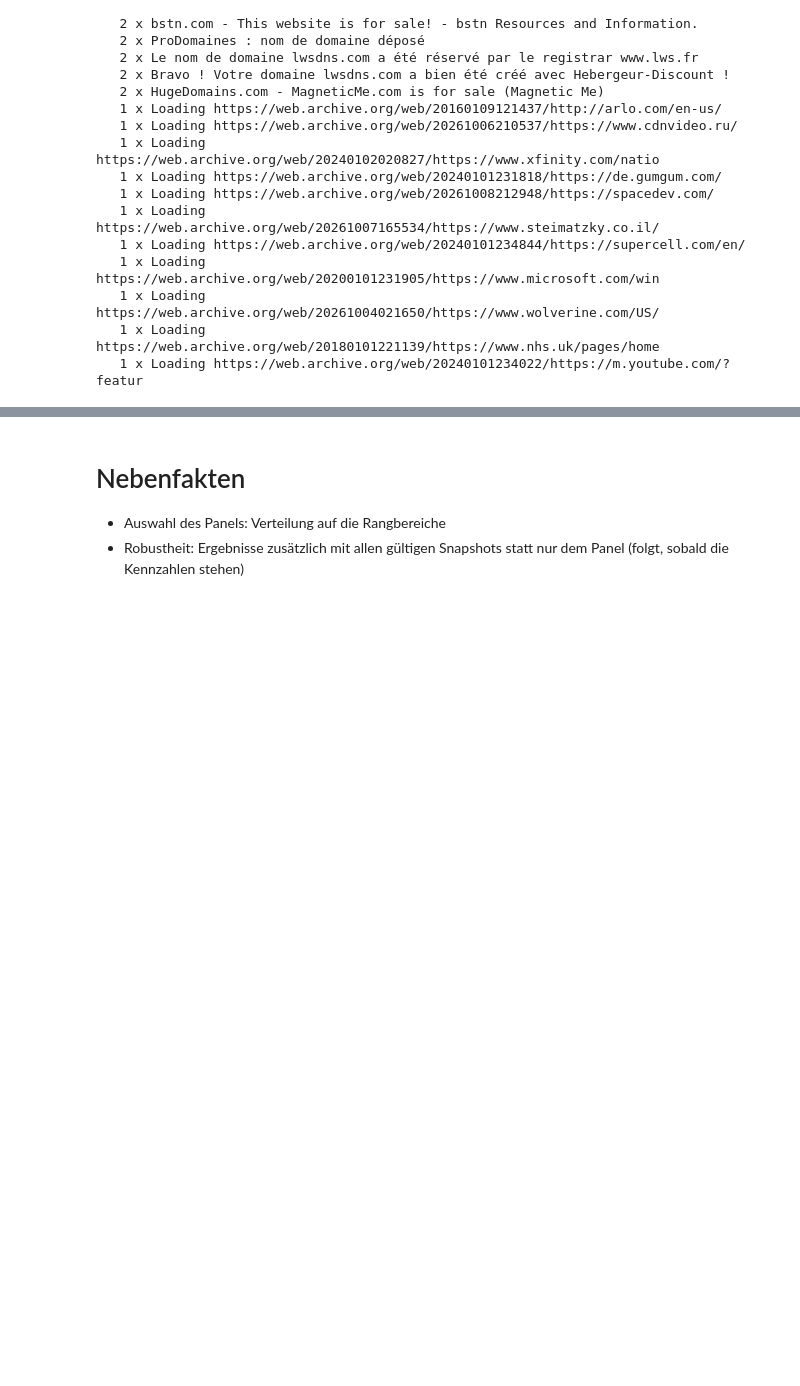
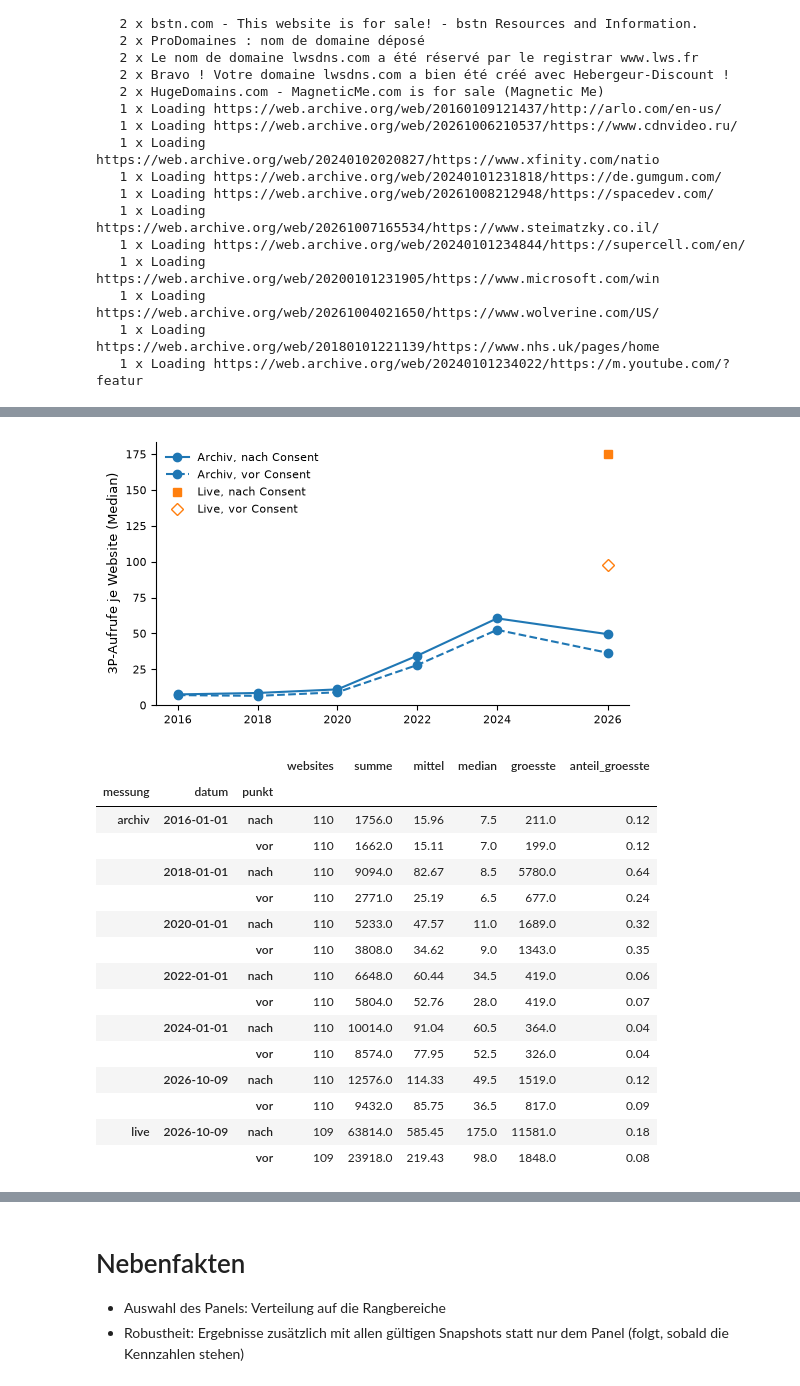
Before and after one commit to bene225/Fingerprinting-Crawler, a Jupyter notebook: analysis/ff1.ipynb, the cells around one changed output, grey strips where cells are left out. Drawn from its saved outputs; the diff is of its cells as text; code cells hidden in the pictures; blank space fills up the shorter version.

```diff
--- a/analysis/ff1.ipynb
+++ b/analysis/ff1.ipynb
@@ -190,0 +387,47 @@ Gründe (eine Website kann mehrere haben): {'Weiterleitung fremde Domain': 36, '
+# %%
+# Zeitlinie: 3P-Aufrufe je Website über die Stichtage. Panel, nur Methoden, die zählen (ohne Storage und devicePixelRatio)
+# Linie = Median je Website. Die Summe steht in der Tabelle, kann aber von einer einzelnen Website dominiert werden (anteil_groesste)
+auswahl = calls[calls["website"].isin(panel_menge) & (calls["partei"] == "3P") & calls["zaehlt"]]
+summen = auswahl.groupby(["messung", "stichtag", "punkt", "website"], as_index=False)["anzahl"].sum()
+# Jede gemessene Panel-Website zählt, auch ohne Aufruf (dann 0)
+basis = snap.loc[(snap["art"] == "gemessen") & snap["im_panel"], ["messung", "stichtag", "datum", "website"]]
+basis = basis.merge(pd.DataFrame({"punkt": ["vor", "nach"]}), how="cross")
+je_website = basis.merge(summen, on=["messung", "stichtag", "punkt", "website"], how="left").fillna({"anzahl": 0})
+
+zeitlinie = je_website.groupby(["messung", "datum", "punkt"]).agg(
+    websites=("website", "size"), summe=("anzahl", "sum"), mittel=("anzahl", "mean"),
+    median=("anzahl", "median"), groesste=("anzahl", "max"))
+zeitlinie["anteil_groesste"] = zeitlinie["groesste"] / zeitlinie["summe"]
+
+fig, ax = plt.subplots(figsize=(BREITE, BREITE * 0.55), layout="constrained")
+for punkt, stil in (("nach", "-"), ("vor", "--")):
+    reihe = zeitlinie.loc[("archiv", slice(None), punkt), "median"].droplevel(["messung", "punkt"])
+    ax.plot(reihe.index, reihe.values, stil, marker="o", color="C0", label=f"Archiv, {punkt} Consent")
+for punkt, form in (("nach", "s"), ("vor", "D")):
+    reihe = zeitlinie.loc[("live", slice(None), punkt), "median"].droplevel(["messung", "punkt"])
+    ax.plot(reihe.index, reihe.values, form, color="C1", fillstyle="full" if punkt == "nach" else "none", label=f"Live, {punkt} Consent")
+ax.set_ylabel("3P-Aufrufe je Website (Median)")
+ax.set_ylim(bottom=0)
+ax.legend(frameon=False)
+jahresachse(ax)
+speichern(fig, "zeitlinie")
+plt.show()
+zeitlinie.round(2)
+# %% [output]
+[figure, added]
+|  |  |  | websites | summe | mittel | median | groesste | anteil_groesste |
+| messung | datum | punkt |  |  |  |  |  |  |
+| archiv | 2016-01-01 | nach | 110 | 1756.0 | 15.96 | 7.5 | 211.0 | 0.12 |
+|  |  | vor | 110 | 1662.0 | 15.11 | 7.0 | 199.0 | 0.12 |
+|  | 2018-01-01 | nach | 110 | 9094.0 | 82.67 | 8.5 | 5780.0 | 0.64 |
+|  |  | vor | 110 | 2771.0 | 25.19 | 6.5 | 677.0 | 0.24 |
+|  | 2020-01-01 | nach | 110 | 5233.0 | 47.57 | 11.0 | 1689.0 | 0.32 |
+|  |  | vor | 110 | 3808.0 | 34.62 | 9.0 | 1343.0 | 0.35 |
+|  | 2022-01-01 | nach | 110 | 6648.0 | 60.44 | 34.5 | 419.0 | 0.06 |
+|  |  | vor | 110 | 5804.0 | 52.76 | 28.0 | 419.0 | 0.07 |
+|  | 2024-01-01 | nach | 110 | 10014.0 | 91.04 | 60.5 | 364.0 | 0.04 |
+|  |  | vor | 110 | 8574.0 | 77.95 | 52.5 | 326.0 | 0.04 |
+|  | 2026-10-09 | nach | 110 | 12576.0 | 114.33 | 49.5 | 1519.0 | 0.12 |
+|  |  | vor | 110 | 9432.0 | 85.75 | 36.5 | 817.0 | 0.09 |
+| live | 2026-10-09 | nach | 109 | 63814.0 | 585.45 | 175.0 | 11581.0 | 0.18 |
+|  |  | vor | 109 | 23918.0 | 219.43 | 98.0 | 1848.0 | 0.08 |
```
Also changed, not shown: parts of 26 cells of this notebook.
